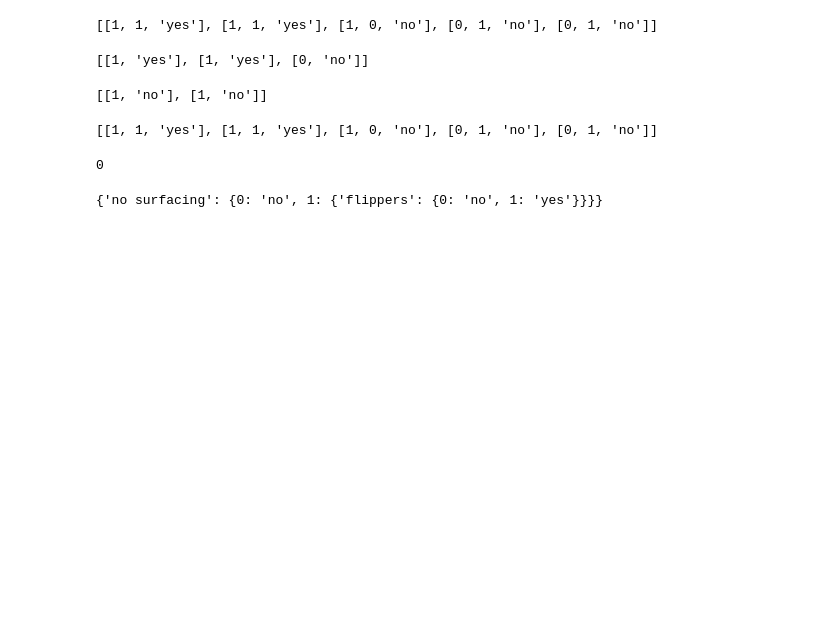
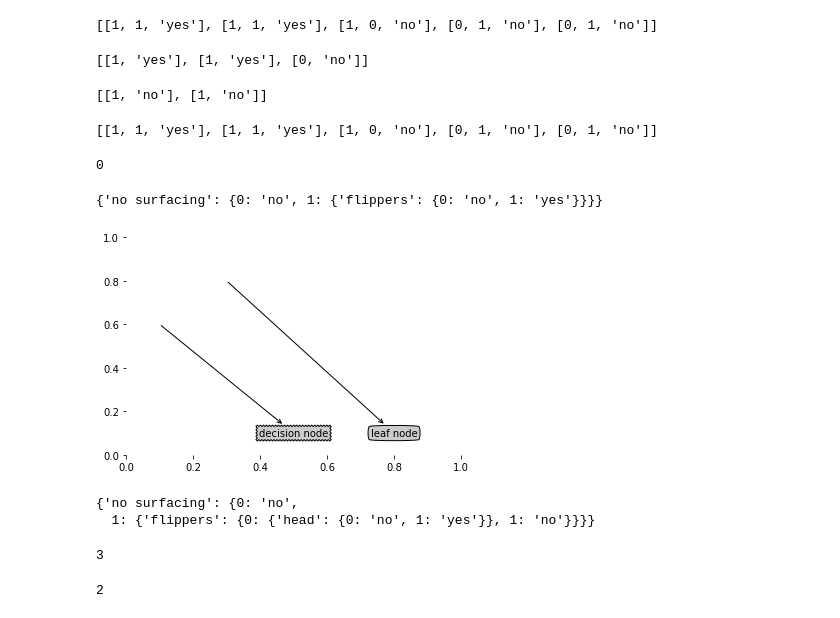
Before and after one commit to gouyt13/ML_in_action, a Jupyter notebook: Ch03/tree.ipynb, the cells around one changed output. Cells and saved outputs as stored; diff of their text form; code cells hidden in the pictures; blank space fills up the shorter version.

Commit message:
tree finished

```diff
--- a/Ch03/tree.ipynb
+++ b/Ch03/tree.ipynb
@@ -150,3 +150,11 @@ def plot_node(node_text, center_pt, parent_pt, node_type):
 def create_plot():
     fig = plt.figure(1, facecolor='white')
     fig.clf()
+    create_plot.ax1 = plt.subplot(111, frameon= False)
+    plot_node('decision node', (0.5, 0.1), (0.1, 0.6), decision_node)
+    plot_node('leaf node', (0.8, 0.1), (0.3, 0.8), leaf_node)
+    plt.show()
+# %%
+create_plot()
+# %% [output]
+[figure, added]
@@ -152,0 +196,14 @@ def create_plot():
+# %%
+retrieve_tree(1)
+# %% [output]
+{'no surfacing': {0: 'no',
+  1: {'flippers': {0: {'head': {0: 'no', 1: 'yes'}}, 1: 'no'}}}}
+# %%
+my_tree = retrieve_tree(0)
+get_num_leafs(my_tree)
+# %% [output]
+3
+# %%
+get_tree_depth(my_tree)
+# %% [output]
+2
```
Also changed, not shown: parts of 17 cells of this notebook, 1 other file.
